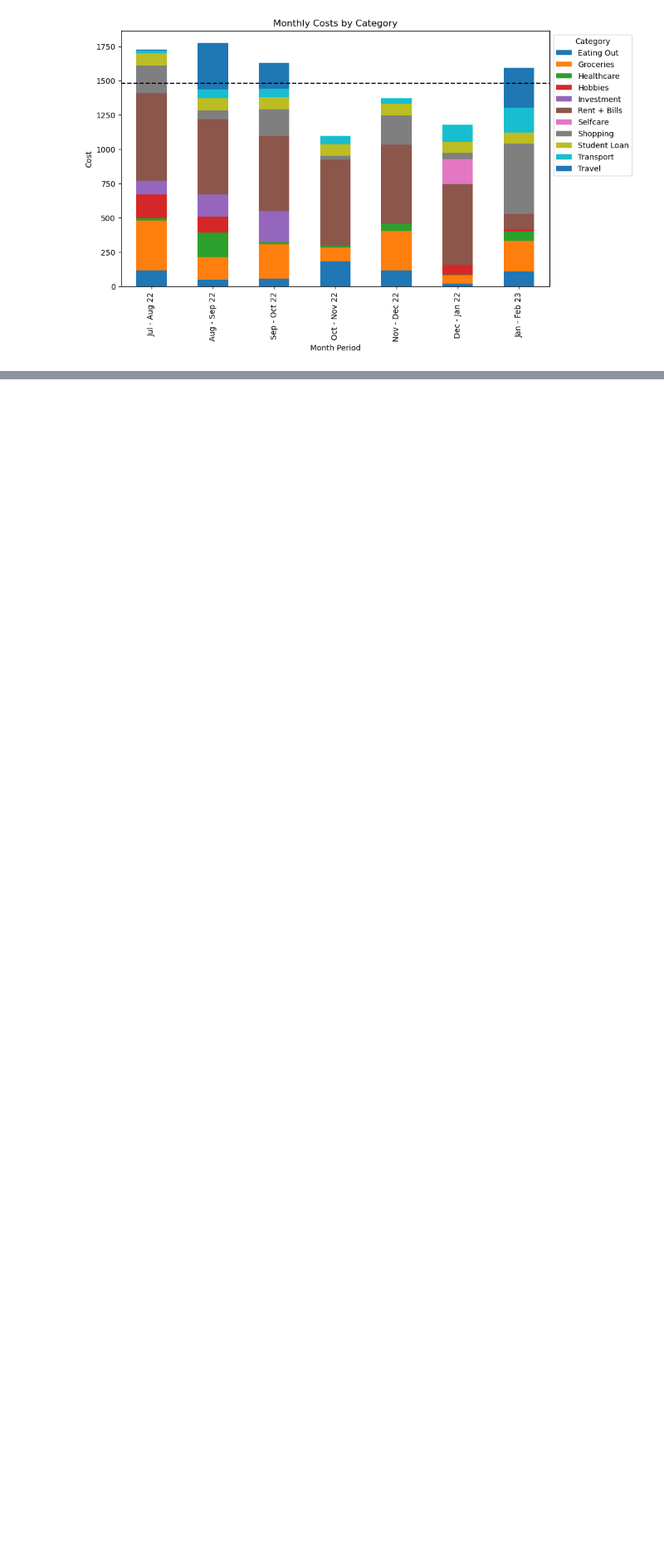
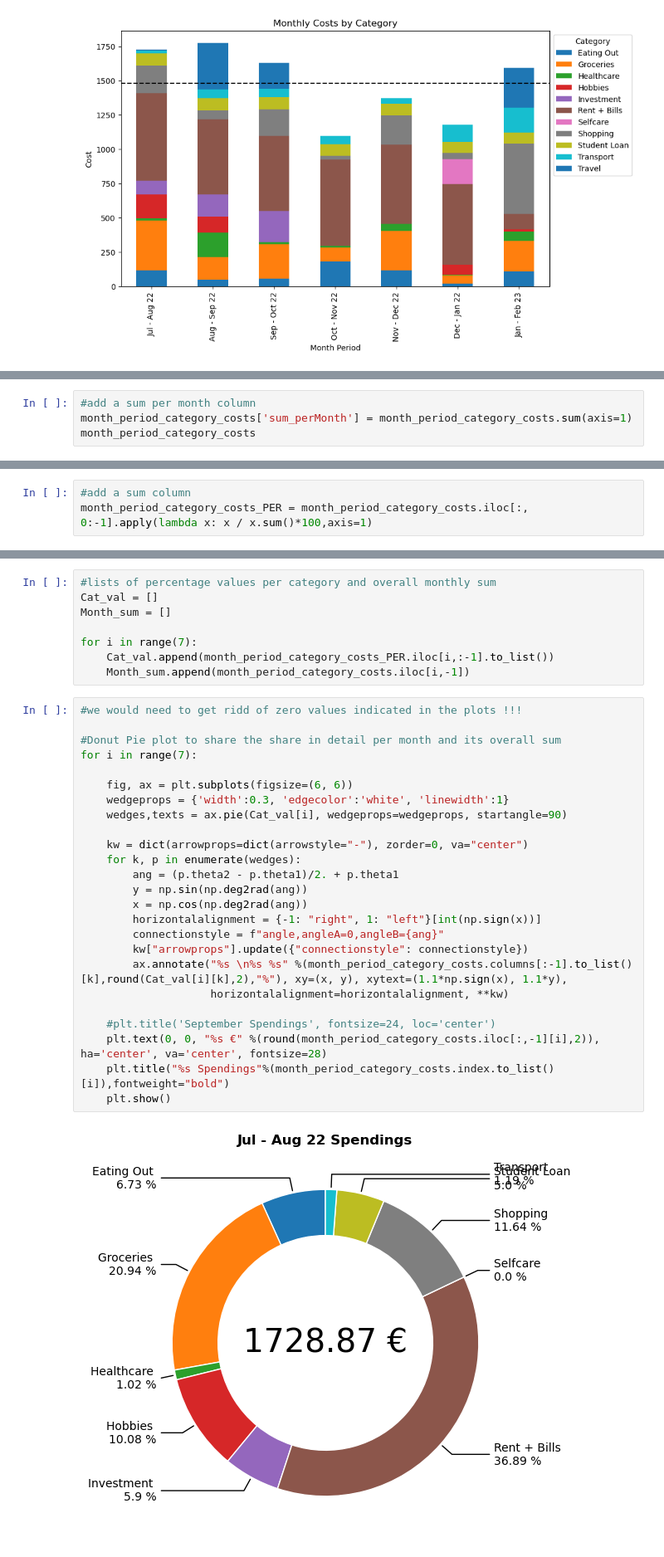
Before and after one commit to TechLabs-Berlin/wt23-sesame, a Jupyter notebook: notebooks/For_WD.ipynb, the cells around one changed output, grey strips where cells are left out. Shown at 83% size. Drawn from its saved outputs; the diff is of its cells as text; blank space fills up the shorter version.

```diff
--- a/notebooks/For_WD.ipynb
+++ b/notebooks/For_WD.ipynb
@@ -205,0 +282,4 @@ plt.show()
+# %%
+#add a sum per month column
+month_period_category_costs['sum_perMonth'] = month_period_category_costs.sum(axis=1)
+month_period_category_costs
@@ -205,0 +304,3 @@ plt.show()
+# %%
+#add a sum column
+month_period_category_costs_PER = month_period_category_costs.iloc[:, 0:-1].apply(lambda x: x / x.sum()*100,axis=1)
@@ -205,0 +328,35 @@ plt.show()
+# %%
+#lists of percentage values per category and overall monthly sum
+Cat_val = []
+Month_sum = []
+
+for i in range(7):
+    Cat_val.append(month_period_category_costs_PER.iloc[i,:-1].to_list())
+    Month_sum.append(month_period_category_costs.iloc[i,-1])
+# %%
+#we would need to get ridd of zero values indicated in the plots !!!
+
+#Donut Pie plot to share the share in detail per month and its overall sum
+for i in range(7):
+
+    fig, ax = plt.subplots(figsize=(6, 6))
+    wedgeprops = {'width':0.3, 'edgecolor':'white', 'linewidth':1}
+    wedges,texts = ax.pie(Cat_val[i], wedgeprops=wedgeprops, startangle=90)
+
+    kw = dict(arrowprops=dict(arrowstyle="-"), zorder=0, va="center")
+    for k, p in enumerate(wedges):
+        ang = (p.theta2 - p.theta1)/2. + p.theta1
+        y = np.sin(np.deg2rad(ang))
+        x = np.cos(np.deg2rad(ang))
+        horizontalalignment = {-1: "right", 1: "left"}[int(np.sign(x))]
+        connectionstyle = f"angle,angleA=0,angleB={ang}"
+        kw["arrowprops"].update({"connectionstyle": connectionstyle})
+        ax.annotate("%s \n%s %s" %(month_period_category_costs.columns[:-1].to_list()[k],round(Cat_val[i][k],2),"%"), xy=(x, y), xytext=(1.1*np.sign(x), 1.1*y),
+                    horizontalalignment=horizontalalignment, **kw)
+
+    #plt.title('September Spendings', fontsize=24, loc='center')
+    plt.text(0, 0, "%s €" %(round(month_period_category_costs.iloc[:,-1][i],2)), ha='center', va='center', fontsize=28)
+    plt.title("%s Spendings"%(month_period_category_costs.index.to_list()[i]),fontweight="bold")
+    plt.show()
+# %% [output]
+[figure, added]
```
Also changed, not shown: parts of 17 cells of this notebook, 3 other files.
